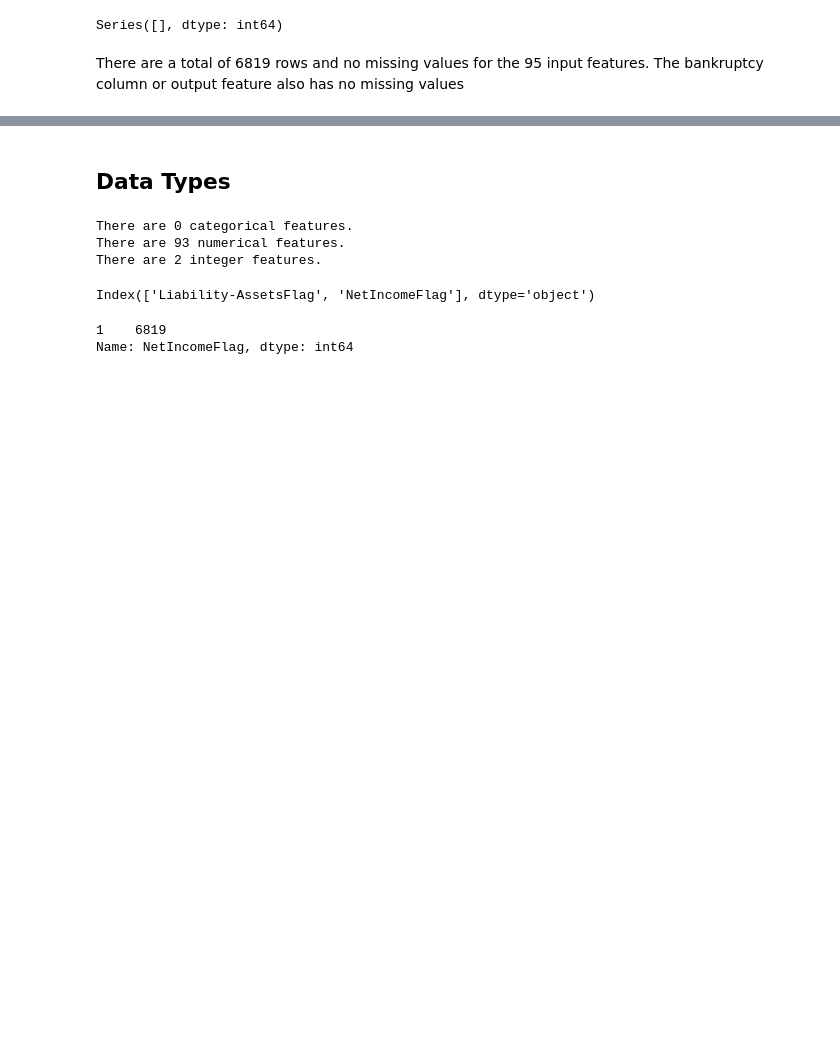
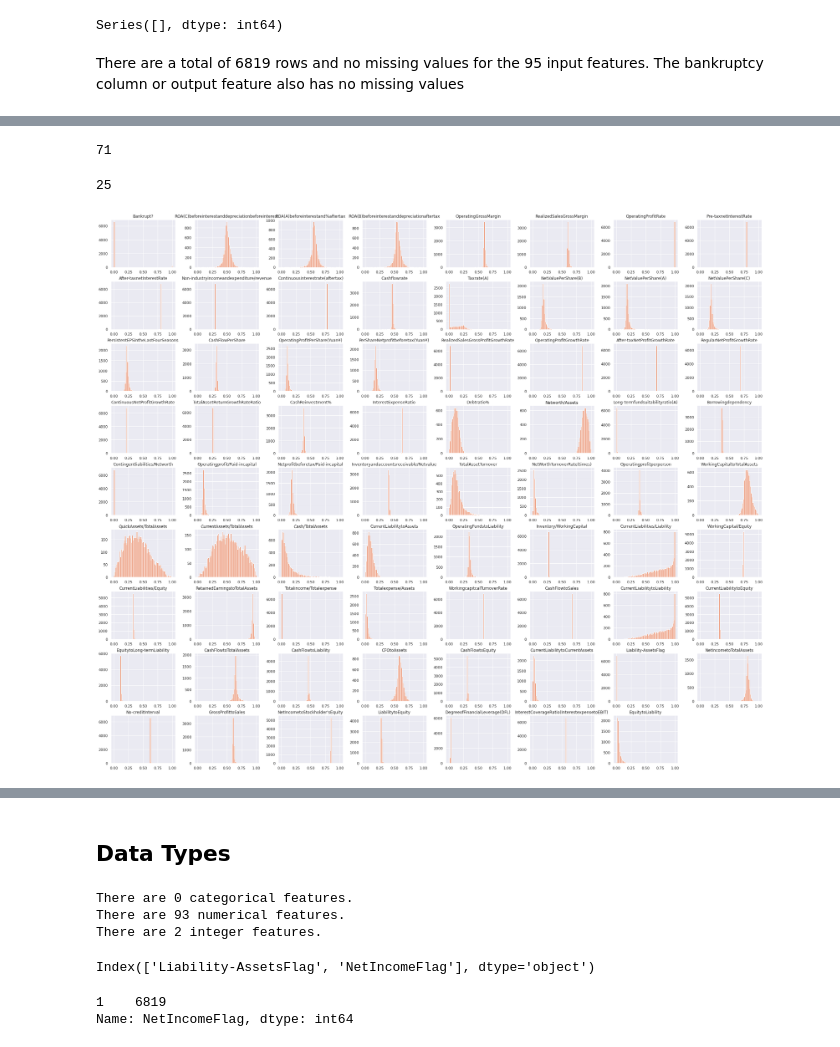
Before and after one commit to oimartin/company_bankruptcy_predictions, a Jupyter notebook: Notebook_bankrupt.ipynb, the cells around one changed output, grey strips where cells are left out. Saved outputs shown, nothing was run; the diff lists cells and outputs as text; code cells hidden in the pictures; blank space fills up the shorter version.

```diff
--- a/Notebook_bankrupt.ipynb
+++ b/Notebook_bankrupt.ipynb
@@ -57,0 +89,22 @@ There are a total of 6819 rows and no missing values for the 95 input features.
+# %%
+min0_max1 = []
+addtl_col = []
+for column in data.columns:
+  min = data[column].describe()[3]
+  max = data[column].describe()[7]
+  if (min == 0) and (max == 1):
+    min0_max1.append(column)
+  else:
+    addtl_col.append(column)
+
+display(len(min0_max1))
+display(len(addtl_col))
+# %% [output]
+71
+25
+# %%
+sns.set_style("darkgrid")
+data[min0_max1].hist(figsize = (35,30), bins = 75)
+plt.show()
+# %% [output]
+[figure, added]
```
Also changed, not shown: parts of 11 cells of this notebook.
